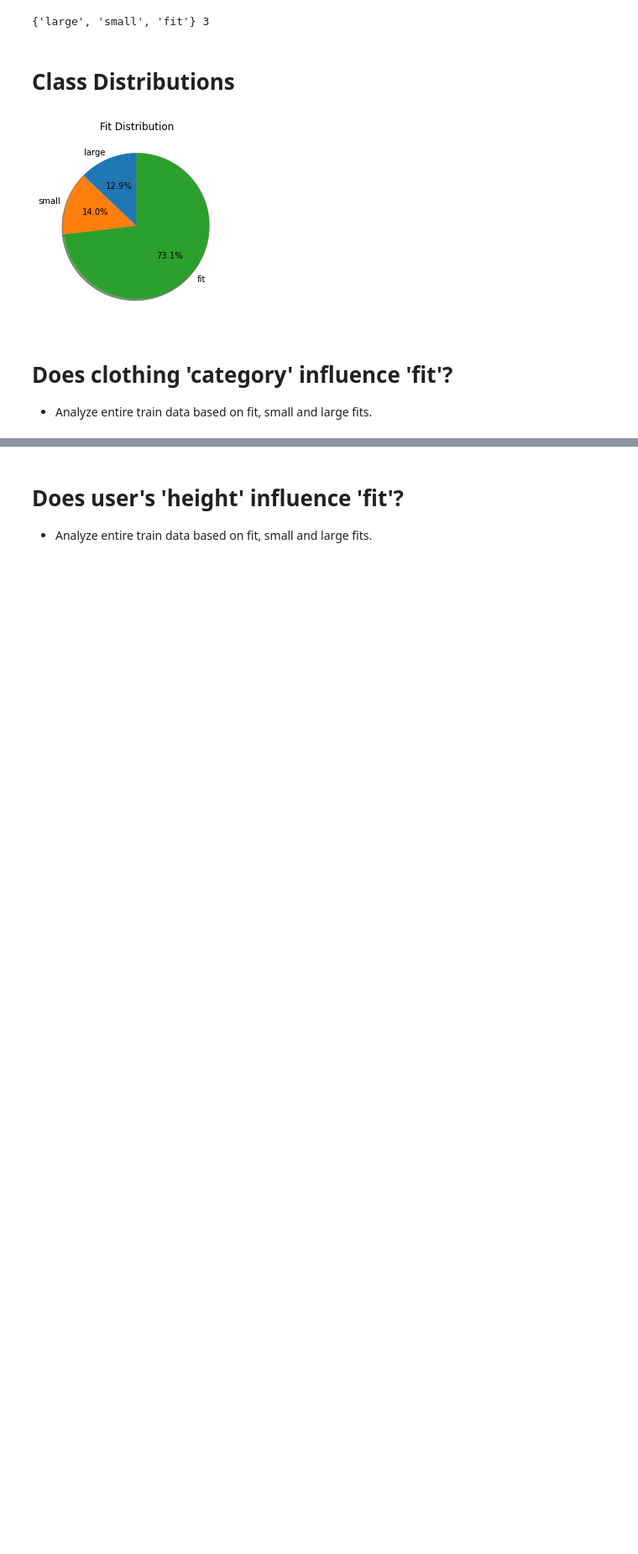
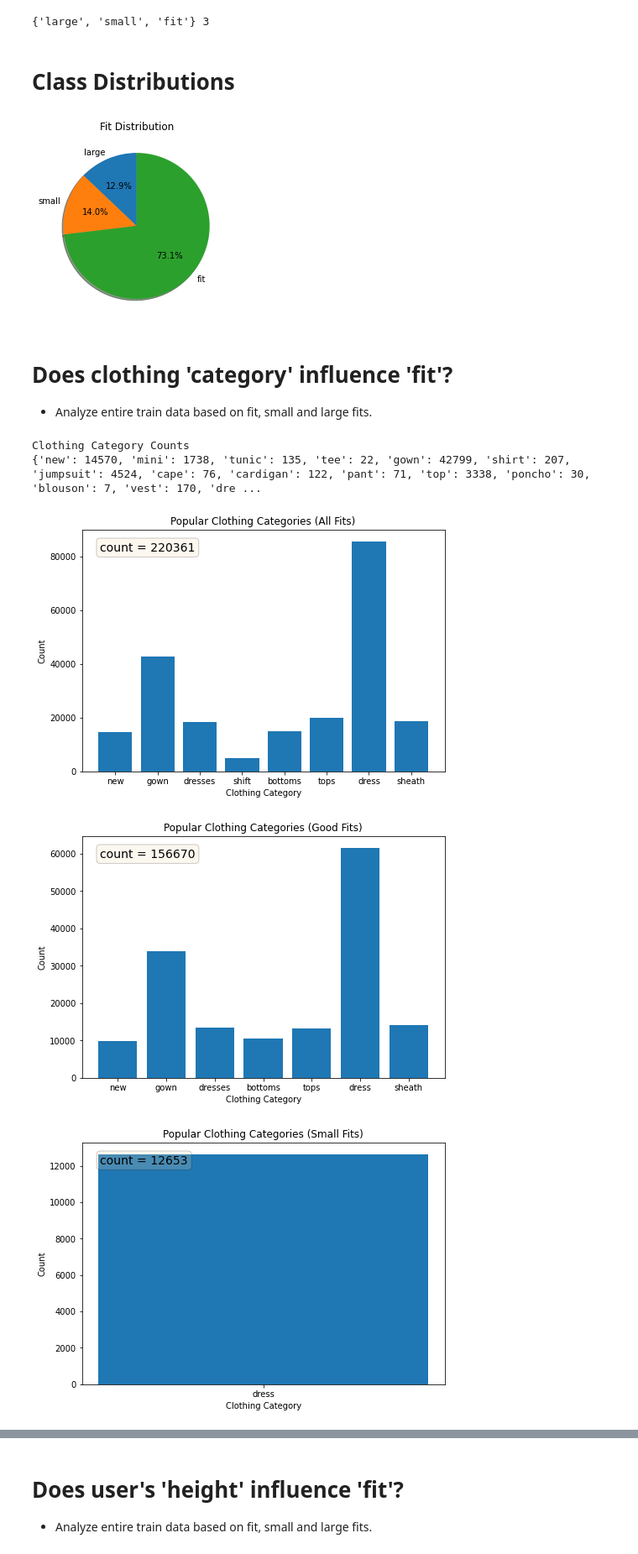
Before and after one commit to singh264/CSC2515-Project, a Jupyter notebook: main.ipynb, the cells around one changed output, grey strips where cells are left out. Shown at 84% size. Drawn from its saved outputs; the diff is of its cells as text; code cells hidden in the pictures; blank space fills up the shorter version.

Commit message:
Analyze clothing category based on fit.

```diff
--- a/main.ipynb
+++ b/main.ipynb
@@ -225,3 +225,50 @@ plt.show()
 # Does clothing 'category' influence 'fit'?
 
 - Analyze entire train data based on fit, small and large fits.
+# %%
+def get_clothing_catergories():
+    categories = set()
+    for review_list in train_data.values():
+        for review in review_list:
+            if 'category' in review:
+                categories.add(review['category'])
+    return categories
+
+def get_clothing_category_data(fit, filter_popular=True):
+    categories_count = {c: 0 for c in get_clothing_catergories()}
+    for review_list in train_data.values():
+        for review in review_list:
+            if fit == '*' or review['fit'] == fit:
+                if 'category' in review:
+                    categories_count[review['category']] += 1
+    filtered_categories_count = {category: count for category, count in categories_count.items() if count > 5000}
+    return filtered_categories_count if filter_popular else categories_count
+
+def plot_clothing_category_data(fit, title):
+    clothing_category_data = get_clothing_category_data(fit)
+    fig = plt.figure()
+    ax = fig.add_axes([0,0,1,1])
+    ax.bar(clothing_category_data.keys(), clothing_category_data.values())
+    plt.title(title)
+    plt.xlabel('Clothing Category')
+    plt.ylabel('Count')
+    total_count = sum(clothing_category_data.values())
+    note = f'count = {total_count}'
+    props = dict(boxstyle='round', facecolor='wheat', alpha=0.2)
+    ax.text(0.05, 0.95, note, transform=ax.transAxes, fontsize=14, verticalalignment='top', bbox=props)
+    plt.show()
+
+print('Clothing Category Counts')
+print(get_clothing_category_data(fit='*', filter_popular=False))
+# %% [output]
+Clothing Category Counts
+{'new': 14570, 'mini': 1738, 'tunic': 135, 'tee': 22, 'gown': 42799, 'shirt': 207, 'jumpsuit': 4524, 'cape': 76, 'cardigan': 122, 'pant': 71, 'top': 3338, 'poncho': 30, 'blouson': 7, 'vest': 170, 'dre ...
+# %%
+plot_clothing_category_data(fit='*', title='Popular Clothing Categories (All Fits)')
+plot_clothing_category_data(fit='fit', title='Popular Clothing Categories (Good Fits)')
+plot_clothing_category_data(fit='small', title='Popular Clothing Categories (Small Fits)')
+plot_clothing_category_data(fit='large', title='Popular Clothing Categories (Large Fits)')
+# %% [output]
+[figure, added]
+[figure, added]
+[figure, added]
```
Also changed, not shown: parts of 1 cell of this notebook.
